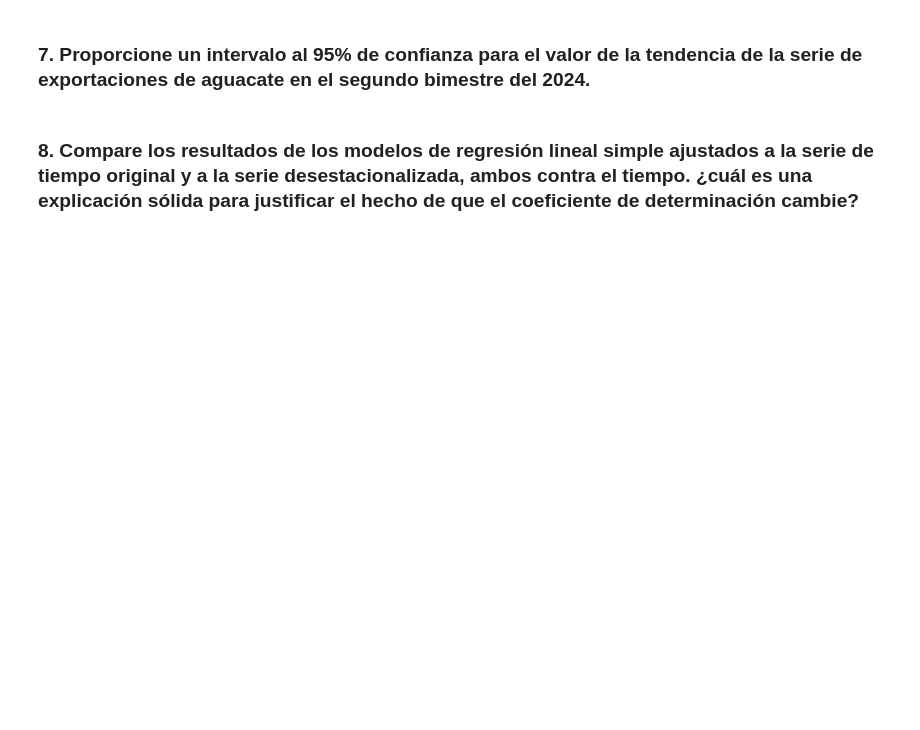
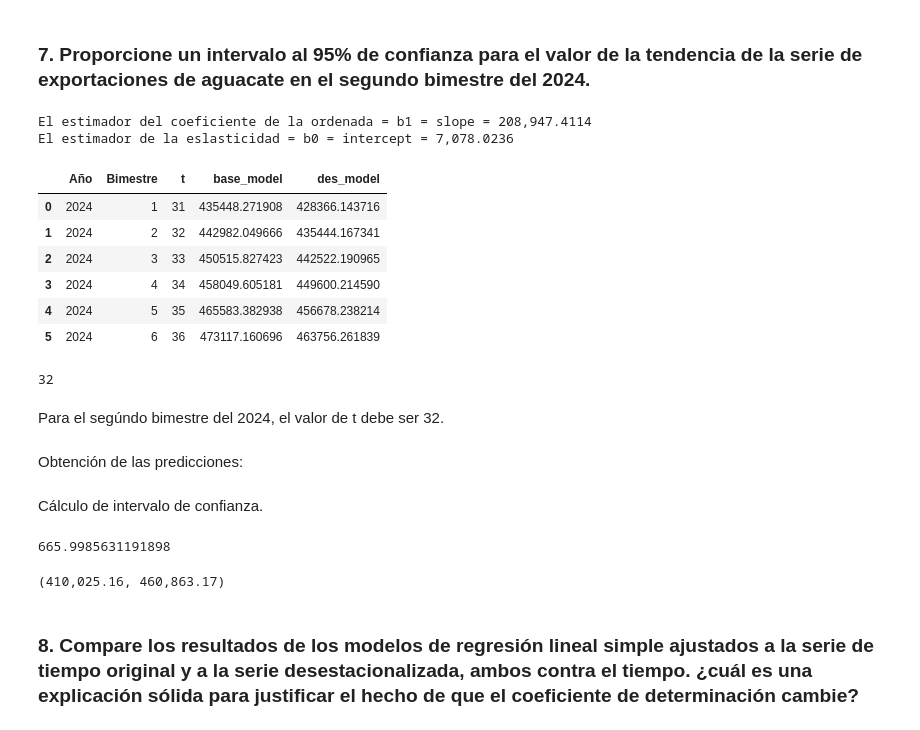
Before and after one commit to Anonymate054/MCD-Econometrics, a Jupyter notebook: notebooks/homeworks/0.0-leng-HW03.ipynb, the cells around one changed output. Cells and saved outputs as stored; diff of their text form; code cells hidden in the pictures; blank space fills up the shorter version.

```diff
--- a/notebooks/homeworks/0.0-leng-HW03.ipynb
+++ b/notebooks/homeworks/0.0-leng-HW03.ipynb
@@ -321,2 +335,11 @@ Notes:
 # %% [markdown]
 ### 7. Proporcione un intervalo al 95% de confianza para el valor de la tendencia de la serie de exportaciones de aguacate en el segundo bimestre del 2024.
+# %%
+b0_des : float = model_df2.params['t']
+b1_des : float = model_df2.params['Intercept']
+
+print(f"El estimador del coeficiente de la ordenada = b1 = slope = {b1_des:,.4f}")
+print(f"El estimador de la eslasticidad = b0 = intercept = {b0_des:,.4f}")
+# %% [output]
+El estimador del coeficiente de la ordenada = b1 = slope = 208,947.4114
+El estimador de la eslasticidad = b0 = intercept = 7,078.0236
@@ -322,0 +365,19 @@ Notes:
+# %%
+df3
+# %% [output]
+|  | Año | Bimestre | t | base_model | des_model |
+| 0 | 2024 | 1 | 31 | 435448.271908 | 428366.143716 |
+| 1 | 2024 | 2 | 32 | 442982.049666 | 435444.167341 |
+| 2 | 2024 | 3 | 33 | 450515.827423 | 442522.190965 |
+| 3 | 2024 | 4 | 34 | 458049.605181 | 449600.214590 |
+| 4 | 2024 | 5 | 35 | 465583.382938 | 456678.238214 |
+| 5 | 2024 | 6 | 36 | 473117.160696 | 463756.261839 |
+# %%
+t_2024_b2 = df3[(df3['Año'] == 2024) & (df3['Bimestre'] == 2)]['t'][1]
+t_2024_b2
+# %% [output]
+32
+# %% [markdown]
+Para el segúndo bimestre del 2024, el valor de t debe ser 32.
+# %% [markdown]
+Obtención de las predicciones:
@@ -323,2 +386,14 @@ Notes:
+# %% [markdown]
+Cálculo de intervalo de confianza.
+# %%
+model_df2.bse['t']
+# %% [output]
+665.9985631191898
+# %%
+confience = 0.95
+mean_ci = prediction.conf_int(alpha=1-confience)[0]
+print(f"({mean_ci[0]:,.2f}, {mean_ci[1]:,.2f})")
+# %% [output]
+(410,025.16, 460,863.17)
 # %% [markdown]
 ### 8. Compare los resultados de los modelos de regresión lineal simple ajustados a la serie de tiempo original y a la serie desestacionalizada, ambos contra el tiempo. ¿cuál es una explicación sólida para justificar el hecho de que el coeficiente de determinación cambie?
```
Also changed, not shown: parts of 28 cells of this notebook, 1 other file.
